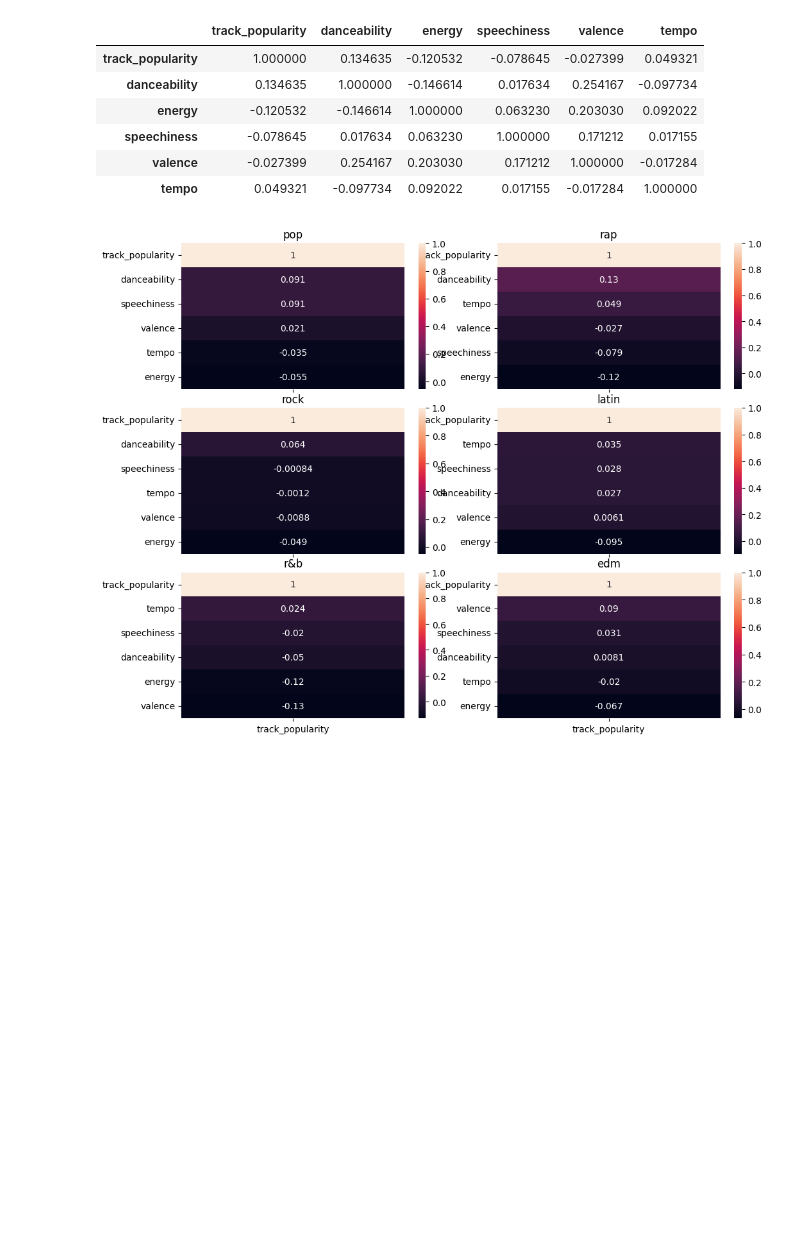
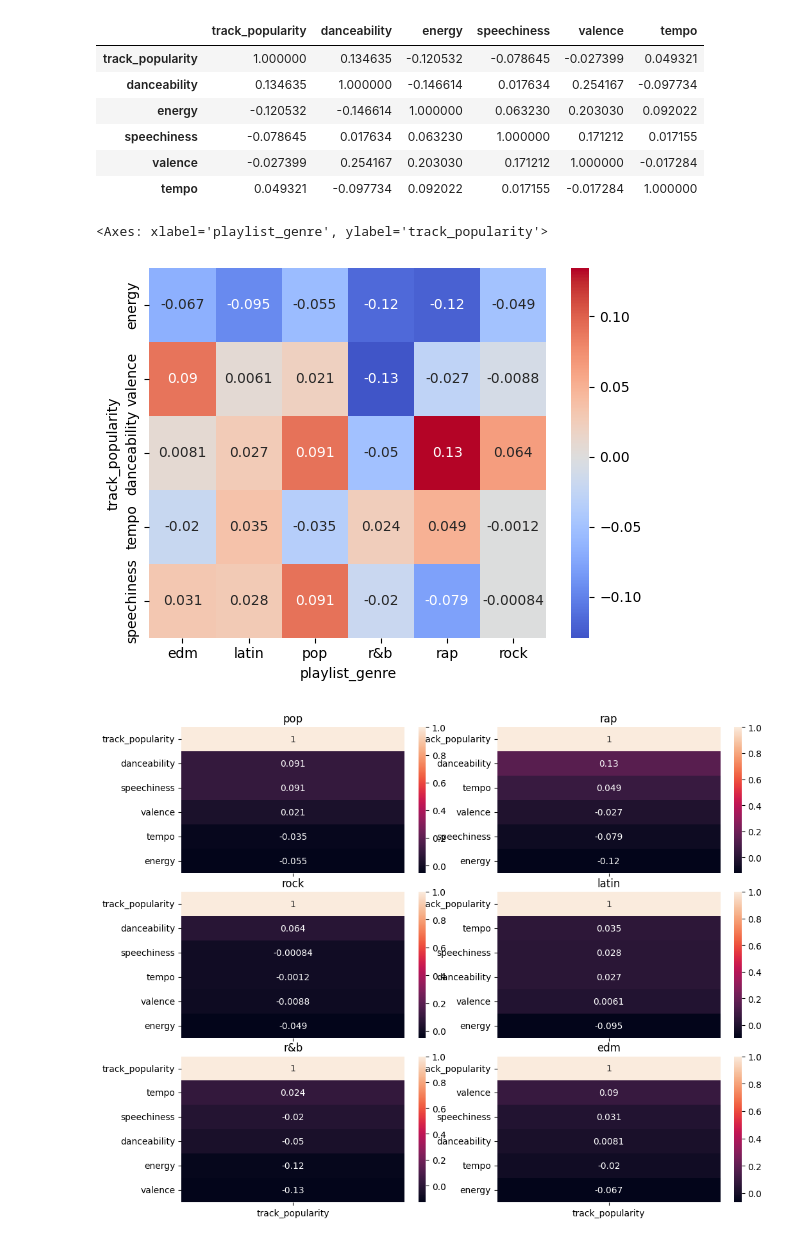
Before and after one commit to jaybrandon/I.BA_DVIZ_MM.FINAL_PROJECT, a Jupyter notebook: exploration.ipynb, the cells around one changed output. Cells and saved outputs as stored; diff of their text form; code cells hidden in the pictures; blank space fills up the shorter version.

```diff
--- a/exploration.ipynb
+++ b/exploration.ipynb
@@ -41,6 +41,17 @@ df[df['playlist_genre'] == 'rap'].corr(numeric_only=True)
 | speechiness | -0.078645 | 0.017634 | 0.063230 | 1.000000 | 0.171212 | 0.017155 |
 | valence | -0.027399 | 0.254167 | 0.203030 | 0.171212 | 1.000000 | -0.017284 |
 | tempo | 0.049321 | -0.097734 | 0.092022 | 0.017155 | -0.017284 | 1.000000 |
+# %%
+genre_corrs = (
+    df.groupby("playlist_genre")[["energy", "valence", "danceability", "tempo", "speechiness"] + ["track_popularity"]]
+      .apply(lambda g: g.corr(numeric_only=True)["track_popularity"]
+             .drop("track_popularity"))
+)[["energy", "valence", "danceability", "tempo", "speechiness"]]
+
+sns.heatmap(genre_corrs.T, annot=True, center=0, cmap="coolwarm")
+# %% [output]
+<Axes: xlabel='playlist_genre', ylabel='track_popularity'>
+[figure, added]
 # %%
 f, ax = plt.subplots(3, 2, figsize=(10, 8), sharex=True)
 
```
Also changed, not shown: parts of 15 cells of this notebook.
